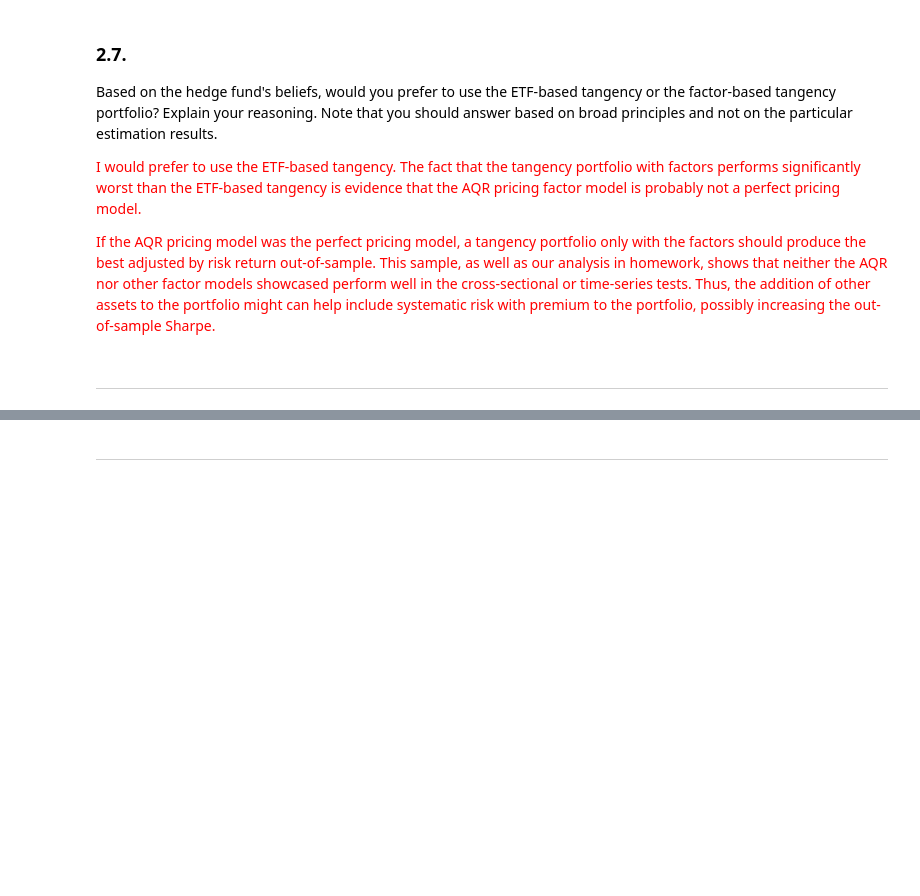
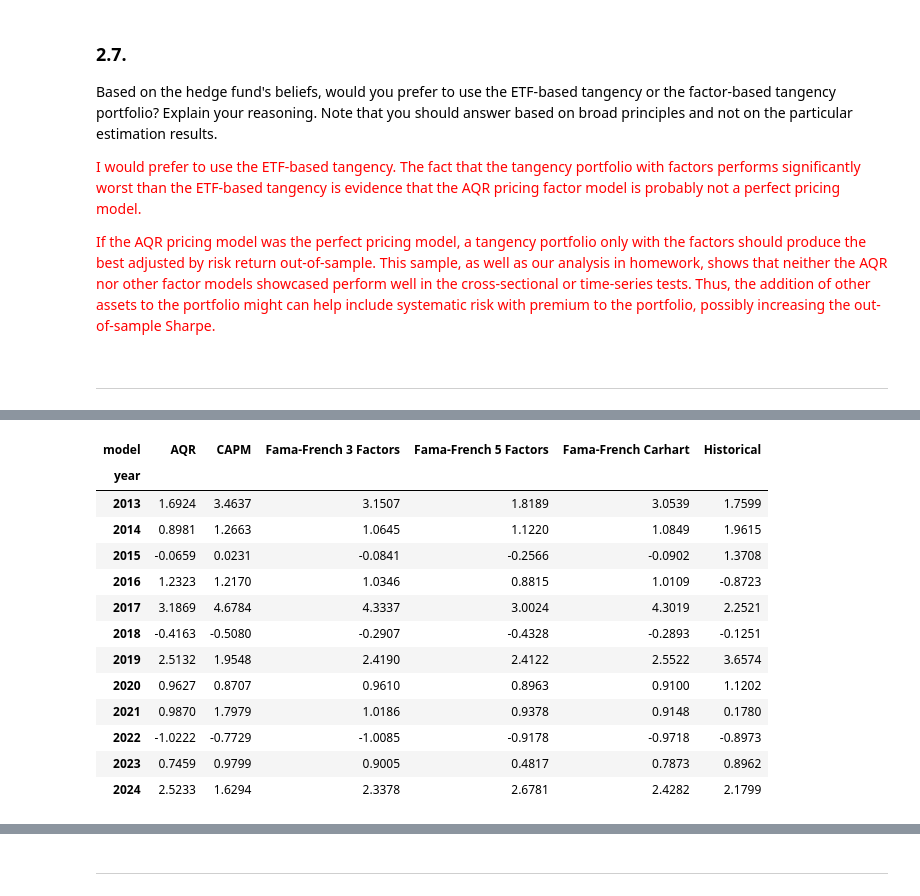
Before and after one commit to Fernando-Urbano/finm-portfolio-and-risk-management, a Jupyter notebook: review-section-solution-section-2/Midterm 2 Solutions.ipynb, the cells around one changed output, grey strips where cells are left out. Saved outputs shown, nothing was run; the diff lists cells and outputs as text; code cells hidden in the pictures; blank space fills up the shorter version.

```diff
--- a/review-section-solution-section-2/Midterm 2 Solutions.ipynb
+++ b/review-section-solution-section-2/Midterm 2 Solutions.ipynb
@@ -728,0 +717,32 @@ That is, consider flipping 2 coins that always flip heads. Then, it basically do
+# %%
+annualized_sharpe_by_year = (
+    pmh.calc_summary_statistics(
+        oos_portfolios.loc['2013':],
+        timeframes={f"{i}": [f"{i}", f"{i}"] for i in range(2013, 2025)},
+        keep_columns='Annualized Sharpe',
+        annual_factor=12,
+        provided_excess_returns=True
+    )
+    .reset_index()
+    .set_axis(['model', 'sharpe'], axis=1)
+    .assign(year=lambda df: df.model.map(lambda x: int(x[-4:])))
+    .assign(model=lambda df: df.model.map(lambda x: x[:-5]))
+    .set_index('year')
+    .pivot(values='sharpe', columns='model')
+)
+annualized_sharpe_by_year
+# %% [output]
+| model | AQR | CAPM | Fama-French 3 Factors | Fama-French 5 Factors | Fama-French Carhart | Historical |
+| year |  |  |  |  |  |  |
+| 2013 | 1.6924 | 3.4637 | 3.1507 | 1.8189 | 3.0539 | 1.7599 |
+| 2014 | 0.8981 | 1.2663 | 1.0645 | 1.1220 | 1.0849 | 1.9615 |
+| 2015 | -0.0659 | 0.0231 | -0.0841 | -0.2566 | -0.0902 | 1.3708 |
+| 2016 | 1.2323 | 1.2170 | 1.0346 | 0.8815 | 1.0109 | -0.8723 |
+| 2017 | 3.1869 | 4.6784 | 4.3337 | 3.0024 | 4.3019 | 2.2521 |
+| 2018 | -0.4163 | -0.5080 | -0.2907 | -0.4328 | -0.2893 | -0.1251 |
+| 2019 | 2.5132 | 1.9548 | 2.4190 | 2.4122 | 2.5522 | 3.6574 |
+| 2020 | 0.9627 | 0.8707 | 0.9610 | 0.8963 | 0.9100 | 1.1202 |
+| 2021 | 0.9870 | 1.7979 | 1.0186 | 0.9378 | 0.9148 | 0.1780 |
+| 2022 | -1.0222 | -0.7729 | -1.0085 | -0.9178 | -0.9718 | -0.8973 |
+| 2023 | 0.7459 | 0.9799 | 0.9005 | 0.4817 | 0.7873 | 0.8962 |
+| 2024 | 2.5233 | 1.6294 | 2.3378 | 2.6781 | 2.4282 | 2.1799 |
```
Also changed, not shown: parts of 26 cells of this notebook, 1 other file.
